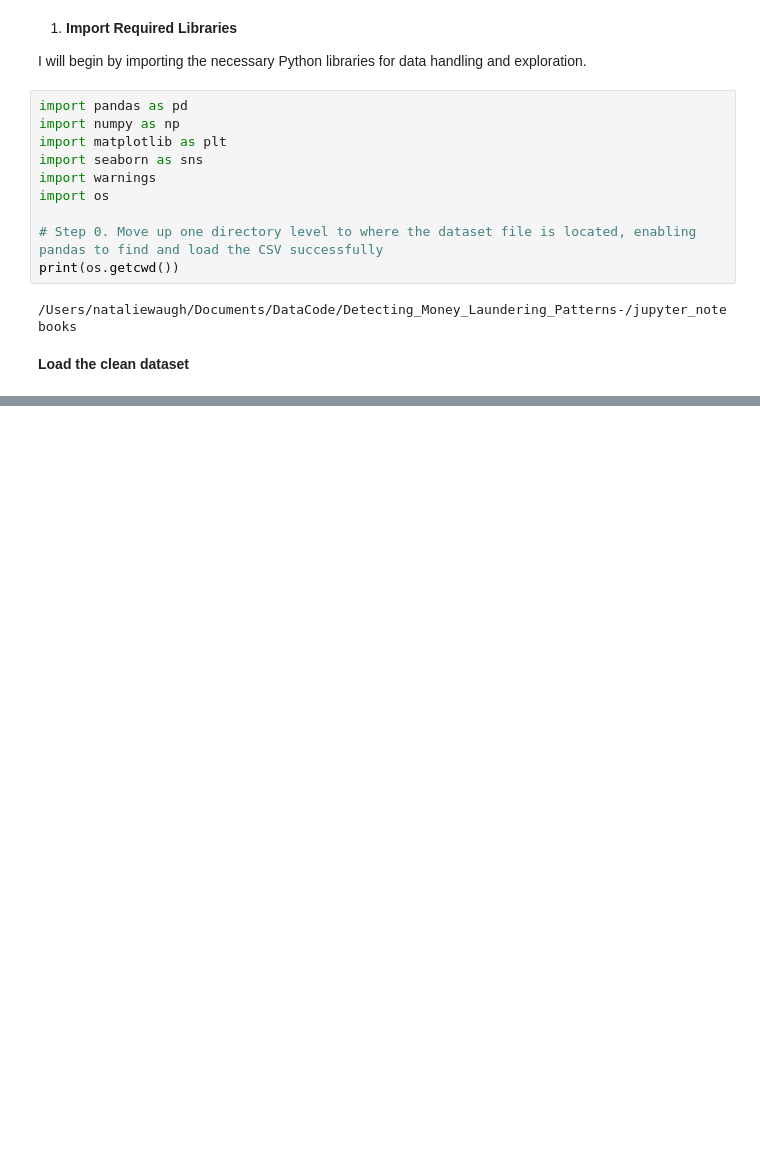
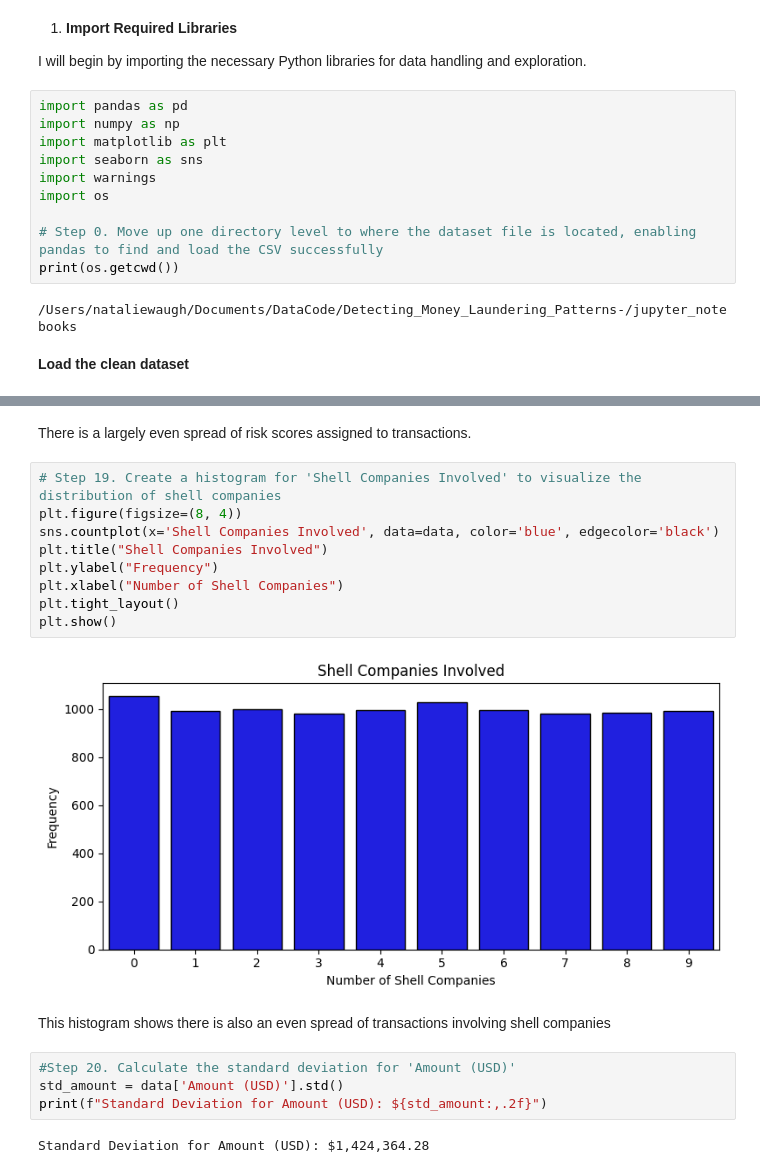
Before and after one commit to NAW125/Detecting_Money_Laundering_Patterns-, a Jupyter notebook: jupyter_notebooks/clean_statistical_analysis.ipynb, the cells around one changed output, grey strips where cells are left out. Drawn from its saved outputs; the diff is of its cells as text; blank space fills up the shorter version.

```diff
--- a/jupyter_notebooks/clean_statistical_analysis.ipynb
+++ b/jupyter_notebooks/clean_statistical_analysis.ipynb
@@ -35,0 +160,21 @@ data.head()
+# %% [markdown]
+There is a largely even spread of risk scores assigned to transactions.
+# %%
+# Step 19. Create a histogram for 'Shell Companies Involved' to visualize the distribution of shell companies
+plt.figure(figsize=(8, 4))
+sns.countplot(x='Shell Companies Involved', data=data, color='blue', edgecolor='black')
+plt.title("Shell Companies Involved")
+plt.ylabel("Frequency")
+plt.xlabel("Number of Shell Companies")
+plt.tight_layout()
+plt.show()
+# %% [output]
+[figure, added]
+# %% [markdown]
+This histogram shows there is also an even spread of transactions involving shell companies
+# %%
+#Step 20. Calculate the standard deviation for 'Amount (USD)'
+std_amount = data['Amount (USD)'].std()
+print(f"Standard Deviation for Amount (USD): ${std_amount:,.2f}")
+# %% [output]
+Standard Deviation for Amount (USD): $1,424,364.28
```
Also changed, not shown: parts of 27 cells of this notebook, 4 other files.
